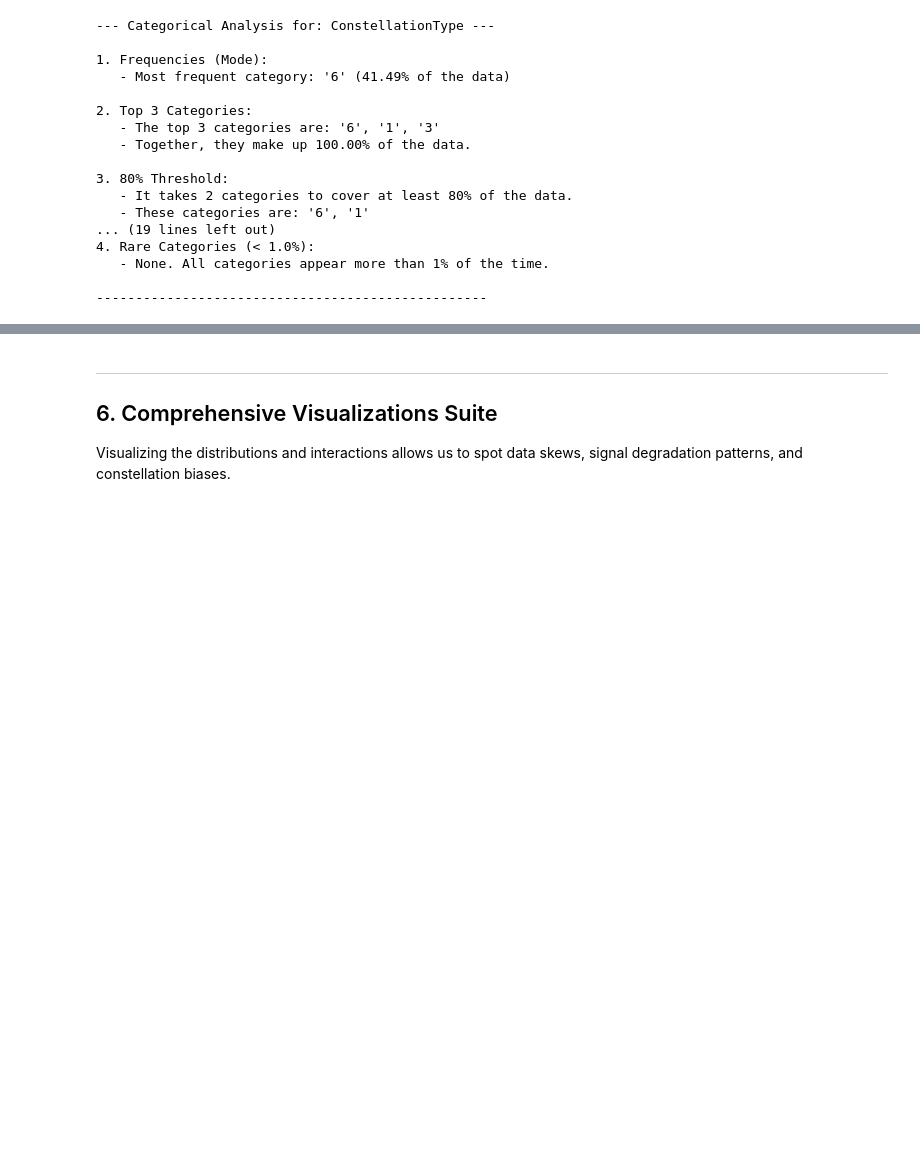
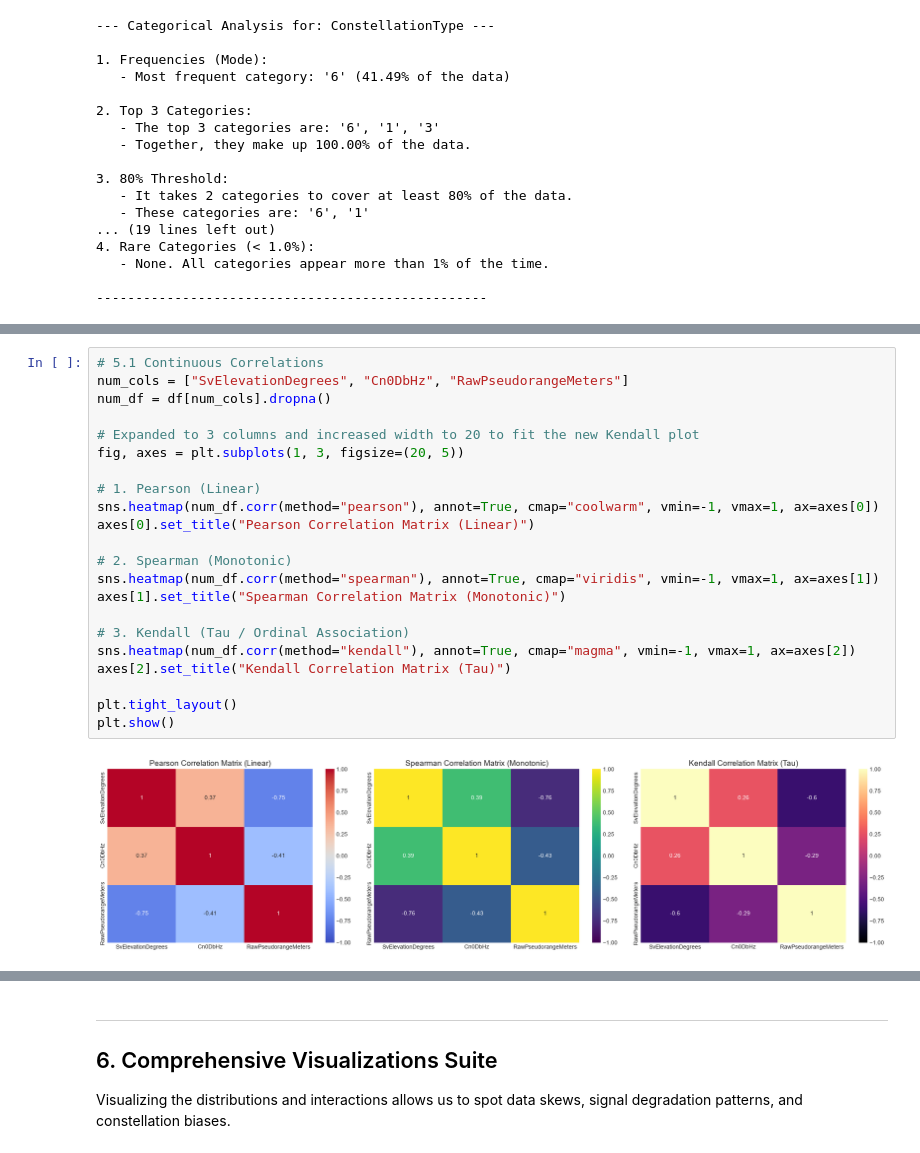
Before and after one commit to yahav0547-a11y/mission1, a Jupyter notebook: GNSS_EDA_Assignment_Refactored.ipynb, the cells around one changed output, grey strips where cells are left out. Drawn from its saved outputs; the diff is of its cells as text; blank space fills up the shorter version.

```diff
--- a/GNSS_EDA_Assignment_Refactored.ipynb
+++ b/GNSS_EDA_Assignment_Refactored.ipynb
@@ -589,0 +601,24 @@ For `ConstellationType`, the data is strictly bounded and highly concentrated. B
+# %%
+# 5.1 Continuous Correlations
+num_cols = ["SvElevationDegrees", "Cn0DbHz", "RawPseudorangeMeters"]
+num_df = df[num_cols].dropna()
+
+# Expanded to 3 columns and increased width to 20 to fit the new Kendall plot
+fig, axes = plt.subplots(1, 3, figsize=(20, 5))
+
+# 1. Pearson (Linear)
+sns.heatmap(num_df.corr(method="pearson"), annot=True, cmap="coolwarm", vmin=-1, vmax=1, ax=axes[0])
+axes[0].set_title("Pearson Correlation Matrix (Linear)")
+
+# 2. Spearman (Monotonic)
+sns.heatmap(num_df.corr(method="spearman"), annot=True, cmap="viridis", vmin=-1, vmax=1, ax=axes[1])
+axes[1].set_title("Spearman Correlation Matrix (Monotonic)")
+
+# 3. Kendall (Tau / Ordinal Association)
+sns.heatmap(num_df.corr(method="kendall"), annot=True, cmap="magma", vmin=-1, vmax=1, ax=axes[2])
+axes[2].set_title("Kendall Correlation Matrix (Tau)")
+
+plt.tight_layout()
+plt.show()
+# %% [output]
+[figure, added]
```
Also changed, not shown: parts of 15 cells of this notebook.
